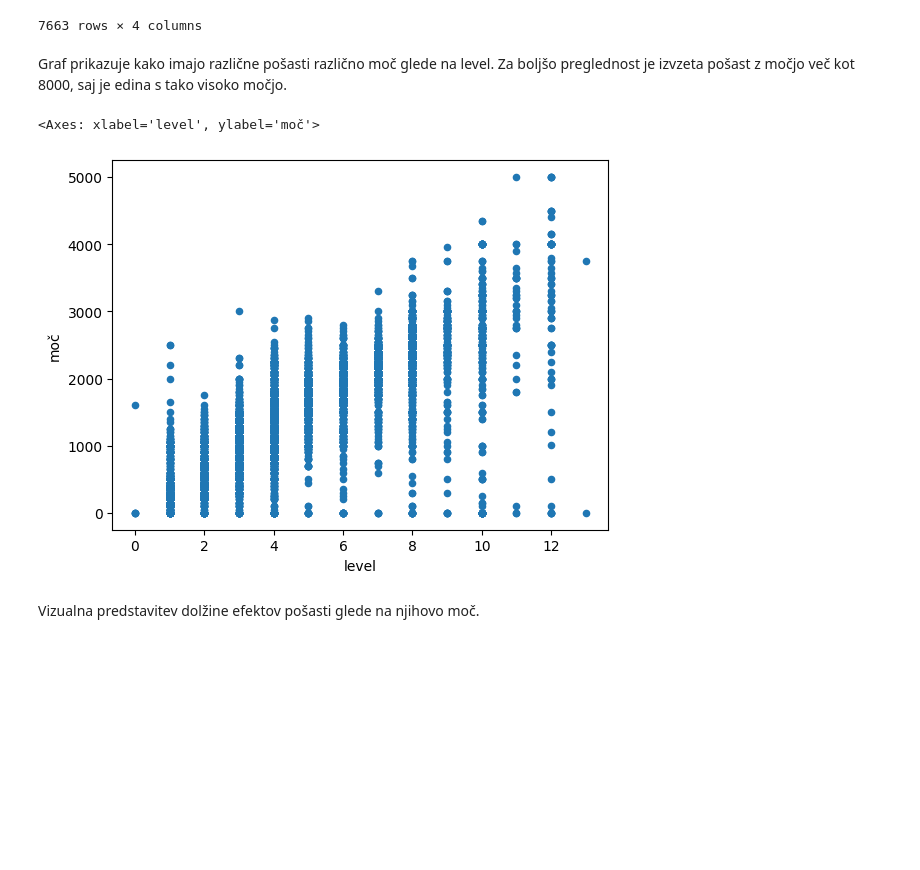
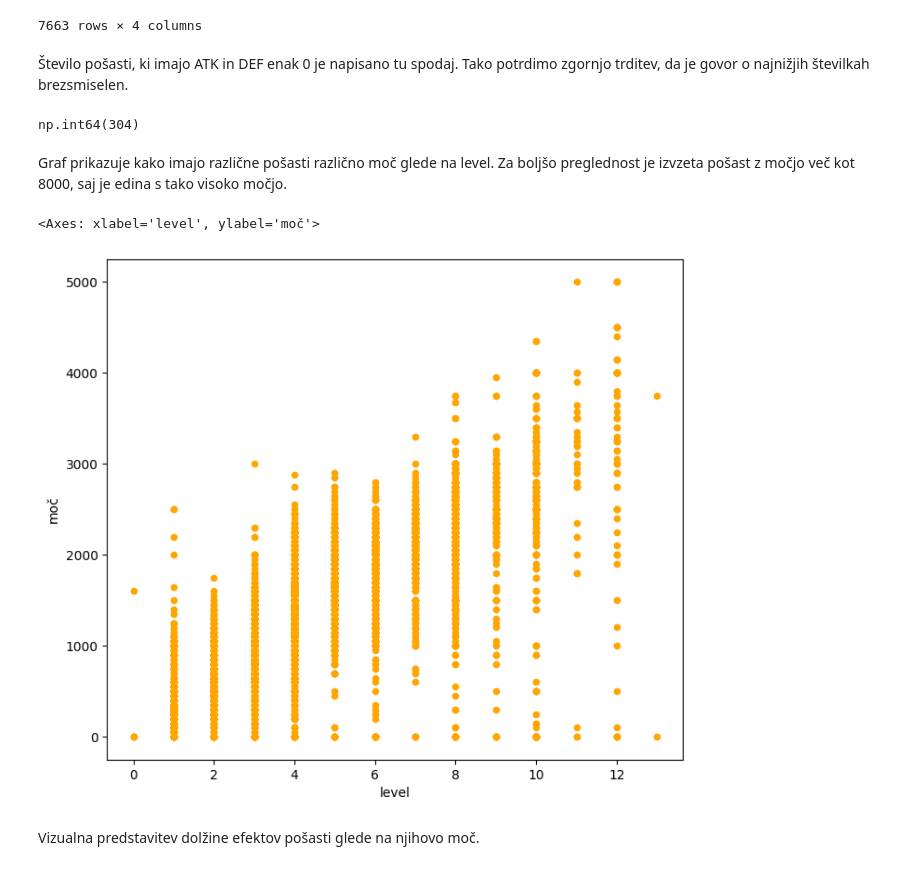
Before and after one commit to sawdem/Projektna-naloga, a Jupyter notebook: prikaz.ipynb, the cells around one changed output. Cells and saved outputs as stored; diff of their text form; code cells hidden in the pictures; blank space fills up the shorter version.

```diff
--- a/prikaz.ipynb
+++ b/prikaz.ipynb
@@ -89,13 +94,19 @@ monsters[["ime", "ATK", "DEF", "moč"]]
 | 29353756 | ZW - Eagle Claw | 2000.0 | 1200.0 | 1600.0 |
 | 81471108 | ZW - Tornado Bringer | 1300.0 | 1800.0 | 1550.0 |
 7663 rows × 4 columns
+# %% [markdown]
+Število pošasti, ki imajo ATK in DEF enak 0 je napisano tu spodaj. Tako potrdimo zgornjo trditev, da je govor o najnižjih številkah brezsmiselen.
+# %%
+monsters[(monsters["moč"]==0)]["ime"].count()
+# %% [output]
+np.int64(304)
 # %% [markdown]
 Graf prikazuje kako imajo različne pošasti različno moč glede na level. Za boljšo preglednost je izvzeta pošast z močjo več kot 8000, saj je edina s tako visoko močjo.
 # %%
-monsters[monsters["moč"] < 8000].plot.scatter(x="level", y="moč")
+monsters[monsters["moč"] < 8000].plot.scatter(x="level", y="moč", figsize=(8, 7), color="orange")
 # %% [output]
 <Axes: xlabel='level', ylabel='moč'>
-[figure, old version]
+[figure, new version]
 # %% [markdown]
 Vizualna predstavitev dolžine efektov pošasti glede na njihovo moč.
 # %%
```
Also changed, not shown: parts of 9 cells of this notebook.
